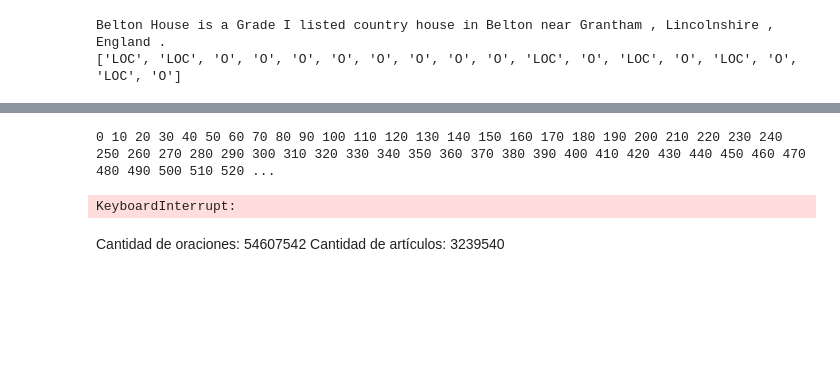
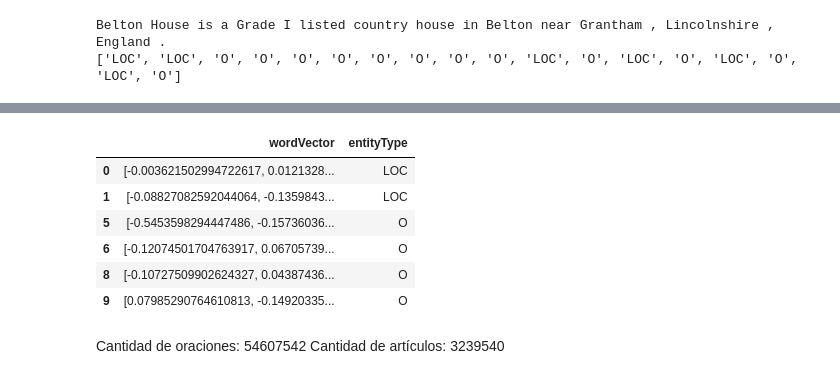
Before and after one commit to emikokic/thesis, a Jupyter notebook: analysis_preprocesing.ipynb, the cells around one changed output, grey strips where cells are left out. Saved outputs shown, nothing was run; the diff lists cells and outputs as text; code cells hidden in the pictures; blank space fills up the shorter version.

```diff
--- a/analysis_preprocesing.ipynb
+++ b/analysis_preprocesing.ipynb
@@ -490,0 +434,12 @@ Frente a estos casos se opta por realizar lo siguiente: si la palabra no está e
+# %%
+def drop_non_entities(df, frac):
+    '''
+    Remove a fraction of non entities vectors (entityType == 'O')
+    df: wordVector_Entity_df
+    frac: float value between 0 and 1
+    @return df with a fraction of the non entities rows removed
+    '''
+    sample = df[df.entityType == 'O'].sample(frac=frac, random_state=77)
+    df = df.drop(index=sample.index)
+
+    return df
@@ -491 +460,11 @@ Frente a estos casos se opta por realizar lo siguiente: si la palabra no está e
+# %%
+drop_non_entities(wordVector_Entity_df.head(10), 0.50)
+# %% [output]
+|  | wordVector | entityType |
+| 0 | [-0.003621502994722617, 0.0121328... | LOC |
+| 1 | [-0.08827082592044064, -0.1359843... | LOC |
+| 5 | [-0.5453598294447486, -0.15736036... | O |
+| 6 | [-0.12074501704763917, 0.06705739... | O |
+| 8 | [-0.10727509902624327, 0.04387436... | O |
+| 9 | [0.07985290764610813, -0.14920335... | O |
 # %%
@@ -604,9 +553,6 @@ def createWordVectors_Entity(strategy, W):
 # %%
 start = time.time()
-createWordVectors_Entity(strategy='exp_decay', W=5)
+no_vocab_words = createWordVectors_Entity(strategy='exp_decay', W=5)
 end = time.time()
-print('Demora: {}'.format(end - start))
+print('Demora total: {}'.format(end - start))
-# %% [output]
-0 10 20 30 40 50 60 70 80 90 100 110 120 130 140 150 160 170 180 190 200 210 220 230 240 250 260 270 280 290 300 310 320 330 340 350 360 370 380 390 400 410 420 430 440 450 460 470 480 490 500 510 520 ...
-KeyboardInterrupt:
 # %%
```
Also changed, not shown: parts of 32 cells of this notebook, 1 other file.
